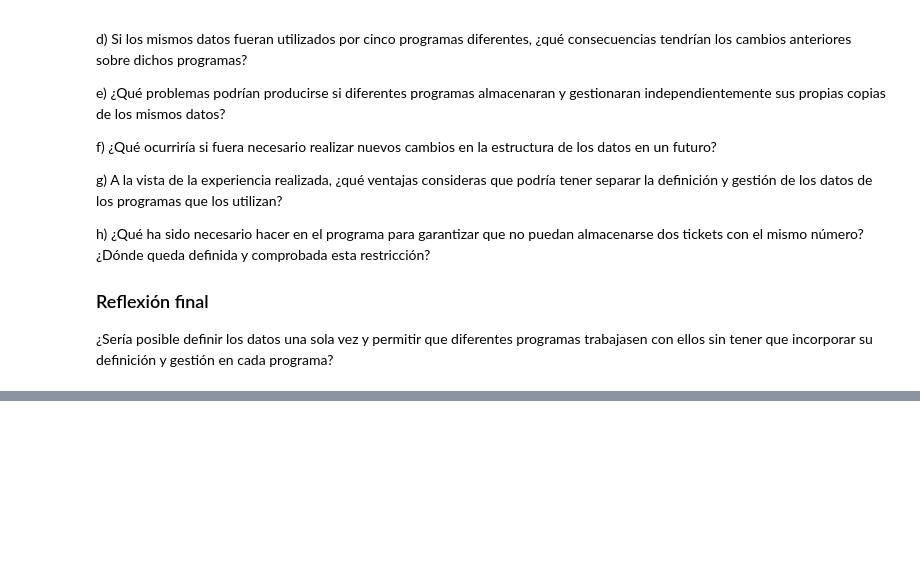
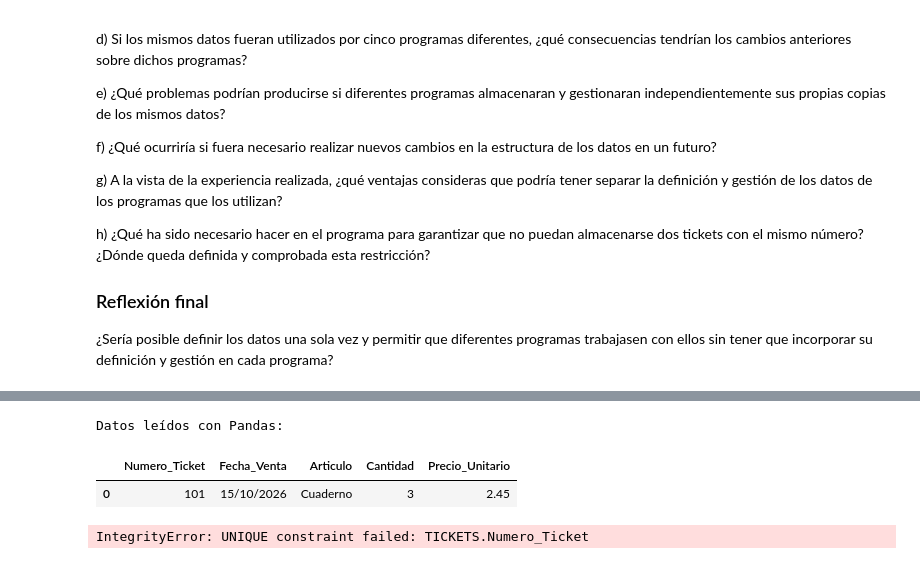
Before and after one commit to JulTob/BasesDeDatos, a Jupyter notebook: Practicas/P0.ipynb, the cells around one changed output, grey strips where cells are left out. Drawn from its saved outputs; the diff is of its cells as text; code cells hidden in the pictures; blank space fills up the shorter version.

```diff
--- a/Practicas/P0.ipynb
+++ b/Practicas/P0.ipynb
@@ -530,0 +820,49 @@ pip install pyodbc
+# %%
+import sqlite3
+import pandas as pd
+
+# 1. Establecemos conexión con la base de datos SQLite
+conexion = sqlite3.connect("Practica0.db")
+
+# 2. Leemos la tabla 'TICKETS' completa directamente en un DataFrame de pandas
+query = "SELECT * FROM TICKETS"
+df_tickets = pd.read_sql_query(query, conexion)
+
+# 3. Cerramos la conexión de forma segura
+conexion.close()
+
+# 4. Mostramos el DataFrame resultante
+print("Datos leídos con Pandas:")
+display(df_tickets)
+# %% [output]
+Datos leídos con Pandas:
+|  | Numero_Ticket | Fecha_Venta | Articulo | Cantidad | Precio_Unitario |
+| 0 | 101 | 15/10/2026 | Cuaderno | 3 | 2.45 |
+# %%
+import sqlite3
+
+# Crea la base de datos local en Colab automáticamente
+conexion = sqlite3.connect("Practica0.db")
+cursor = conexion.cursor()
+
+# Crear la tabla
+cursor.execute("""
+CREATE TABLE IF NOT EXISTS TICKETS (
+    Numero_Ticket INTEGER PRIMARY KEY,
+    Fecha_Venta TEXT,
+    Articulo TEXT,
+    Cantidad INTEGER,
+    Precio_Unitario REAL
+)
+""")
+
+# Insertar datos
+cursor.execute("""
+INSERT INTO TICKETS (Numero_Ticket, Fecha_Venta, Articulo, Cantidad, Precio_Unitario)
+VALUES (?, ?, ?, ?, ?)
+""", (101, '15/10/2026', 'Cuaderno', 3, 2.45))
+
+conexion.commit()
+conexion.close()
+# %% [output]
+IntegrityError: UNIQUE constraint failed: TICKETS.Numero_Ticket
```
Also changed, not shown: parts of 8 cells of this notebook.
